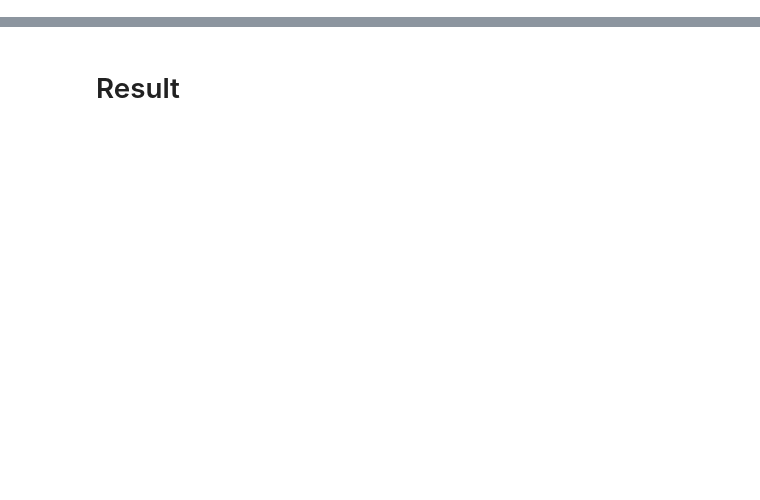
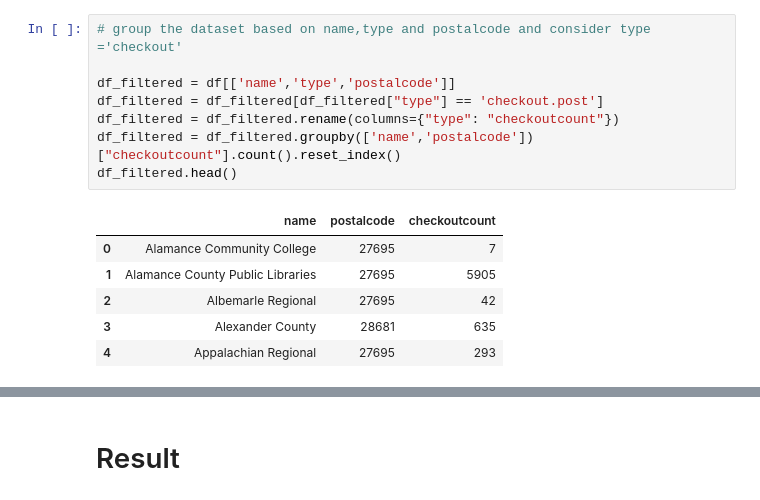
Before and after one commit to robertnadar/Coursera_Capstone, a Jupyter notebook: popularlibrariesinKS.ipynb, the cells around one changed output, grey strips where cells are left out. Drawn from its saved outputs; the diff is of its cells as text; blank space fills up the shorter version.

```diff
--- a/popularlibrariesinKS.ipynb
+++ b/popularlibrariesinKS.ipynb
@@ -15,0 +107,15 @@
+# %%
+# group the dataset based on name,type and postalcode and consider type ='checkout'
+
+df_filtered = df[['name','type','postalcode']]
+df_filtered = df_filtered[df_filtered["type"] == 'checkout.post']
+df_filtered = df_filtered.rename(columns={"type": "checkoutcount"})
+df_filtered = df_filtered.groupby(['name','postalcode'])["checkoutcount"].count().reset_index()
+df_filtered.head()
+# %% [output]
+|  | name | postalcode | checkoutcount |
+| 0 | Alamance Community College | 27695 | 7 |
+| 1 | Alamance County Public Libraries | 27695 | 5905 |
+| 2 | Albemarle Regional | 27695 | 42 |
+| 3 | Alexander County | 28681 | 635 |
+| 4 | Appalachian Regional | 27695 | 293 |
```
Also changed, not shown: parts of 49 cells of this notebook.
